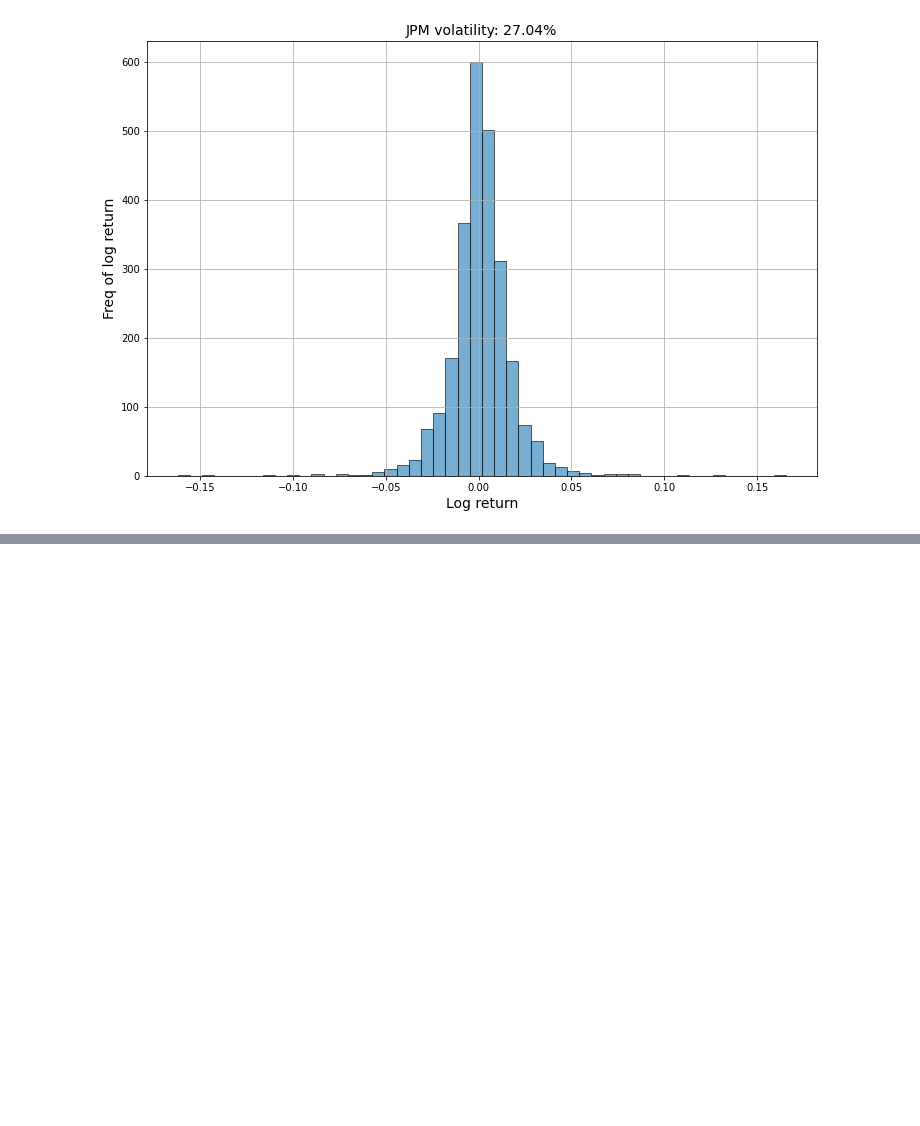
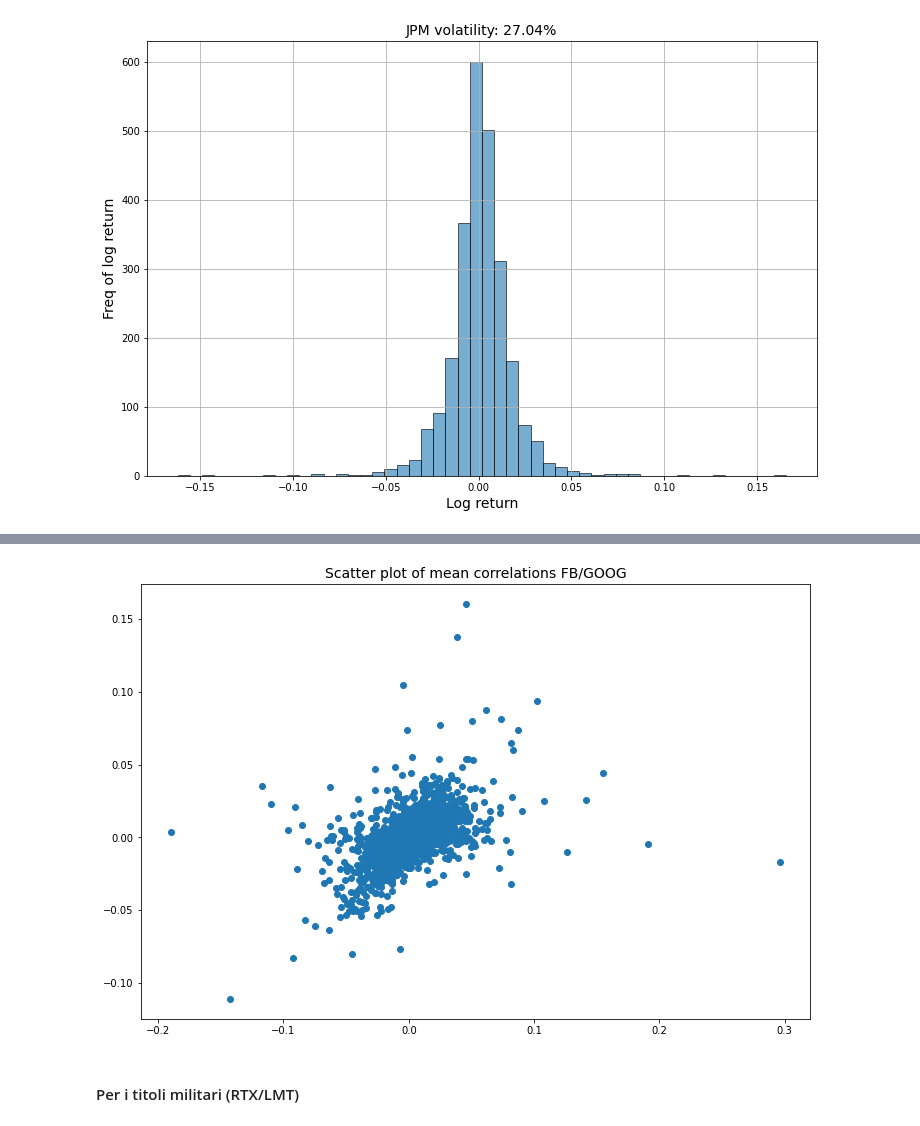
Before and after one commit to tommcamm/BISF-Project, a Jupyter notebook: python/Notebook del progetto.ipynb, the cells around one changed output, grey strips where cells are left out. Cells and saved outputs as stored; diff of their text form; code cells hidden in the pictures; blank space fills up the shorter version.

```diff
--- a/python/Notebook del progetto.ipynb
+++ b/python/Notebook del progetto.ipynb
@@ -1150,0 +1204,11 @@ returns.corr()
+# %%
+# Scatter plot (dispersione) delle correlazioni medie su titoli tecnologici
+plt.figure(figsize=(12,8))
+plt.scatter(returns['FB'],returns['GOOG'])
+plt.title("Scatter plot of mean correlations FB/GOOG", fontsize=14)
+
+plt.show()
+# %% [output]
+[figure, added]
+# %% [markdown]
+#### Per i titoli militari (RTX/LMT)
```
Also changed, not shown: parts of 23 cells of this notebook, 3 other files.
